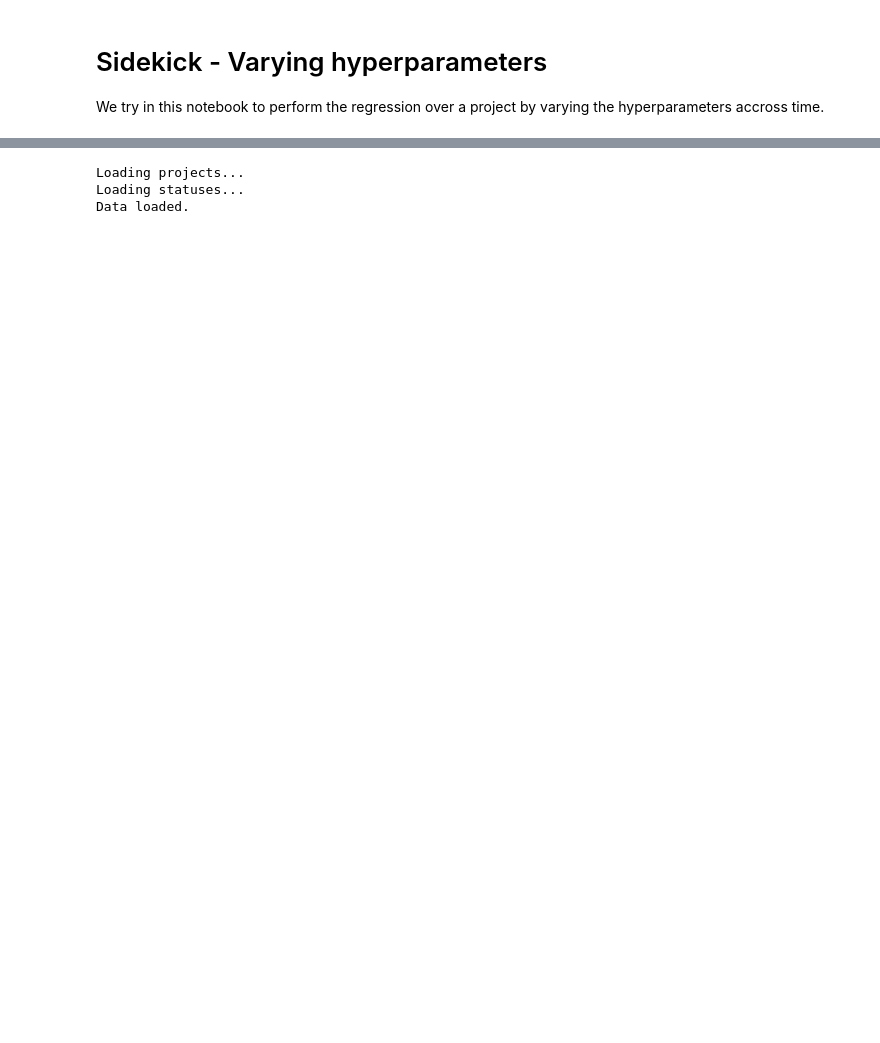
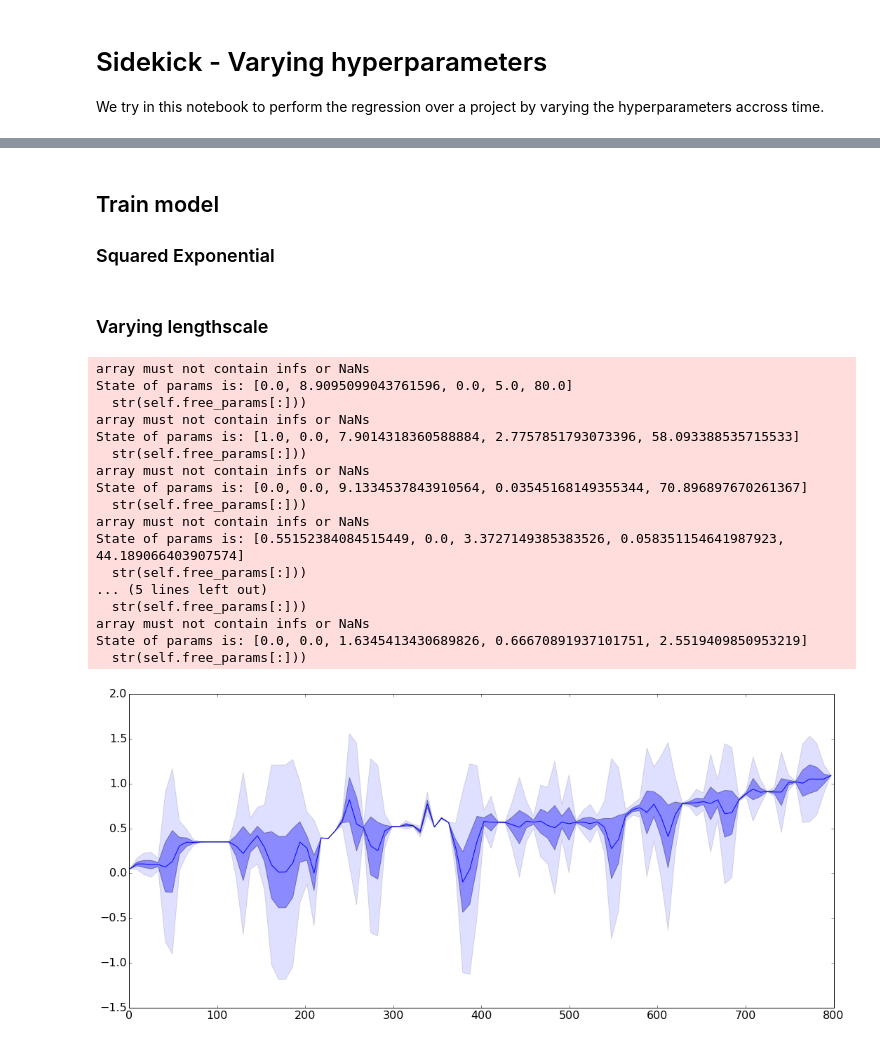
Before and after one commit to vicow/gaussian-process, a Jupyter notebook: notebooks/sidekick-varying-hyperparameters.ipynb, the cells around one changed output, grey strips where cells are left out. Cells and saved outputs as stored; diff of their text form; code cells hidden in the pictures; blank space fills up the shorter version.

```diff
--- a/notebooks/sidekick-varying-hyperparameters.ipynb
+++ b/notebooks/sidekick-varying-hyperparameters.ipynb
@@ -29,22 +27,10 @@ warning in stationary: failed to import cython module: falling back to numpy
-# %%
-def load_binary(file_name):
-    with open(file_name, 'rb') as f:
-        return cp.load(f)
-
-
-def load_project(project_id):
-    data = load_binary("%s/project_%s.pkl" % (DATA_DIR, project_id))
-    project = data["project"]
-    status = data["status"]
-    tweet = data["tweet"]
-    return project, status, tweet
-
-sk = Sidekick()
-sk.load()
-
-#project_id = "14035777"
-#project, status, tweet = load_project(project_id)
-# %% [output]
-Loading projects...
-Loading statuses...
-Data loaded.
+# %%
+sk = Sidekick()
+project = sk['14035777']
+threshold = 0.8
+money = project.money
+time, money = project.resample(money, N=100)
+x_train, y_train, x_test, y_test = project.split(time, money, threshold)
+# %% [markdown]
+## Train model
+### Squared Exponential
@@ -50,0 +43,32 @@ Data loaded.
+# %% [markdown]
+### Varying lengthscale
+# %%
+k = gptools.GibbsKernel1dGaussArb(param_bounds=[(0, 1), (0, 10), (0, 10), (0, 5), (0, len(x_train))])
+gp = gptools.GaussianProcess(k)
+gp.add_data(x_train, y_train)
+gp.optimize_hyperparameters(random_starts=20)
+sigmaf = gp.params[0]
+l1 = gp.params[1]
+l2 = gp.params[2]
+lw = gp.params[3]
+x0 = gp.params[4]
+gp.plot()
+# %% [output]
+array must not contain infs or NaNs
+State of params is: [0.0, 8.9095099043761596, 0.0, 5.0, 80.0]
+  str(self.free_params[:]))
+array must not contain infs or NaNs
+State of params is: [1.0, 0.0, 7.9014318360588884, 2.7757851793073396, 58.093388535715533]
+  str(self.free_params[:]))
+array must not contain infs or NaNs
+State of params is: [0.0, 0.0, 9.1334537843910564, 0.03545168149355344, 70.896897670261367]
+  str(self.free_params[:]))
+array must not contain infs or NaNs
+State of params is: [0.55152384084515449, 0.0, 3.3727149385383526, 0.058351154641987923, 44.189066403907574]
+  str(self.free_params[:]))
+... (5 lines left out)
+  str(self.free_params[:]))
+array must not contain infs or NaNs
+State of params is: [0.0, 0.0, 1.6345413430689826, 0.66670891937101751, 2.5519409850953219]
+  str(self.free_params[:]))
+[figure, added]
```
Also changed, not shown: parts of 7 cells of this notebook, 5 other files.
